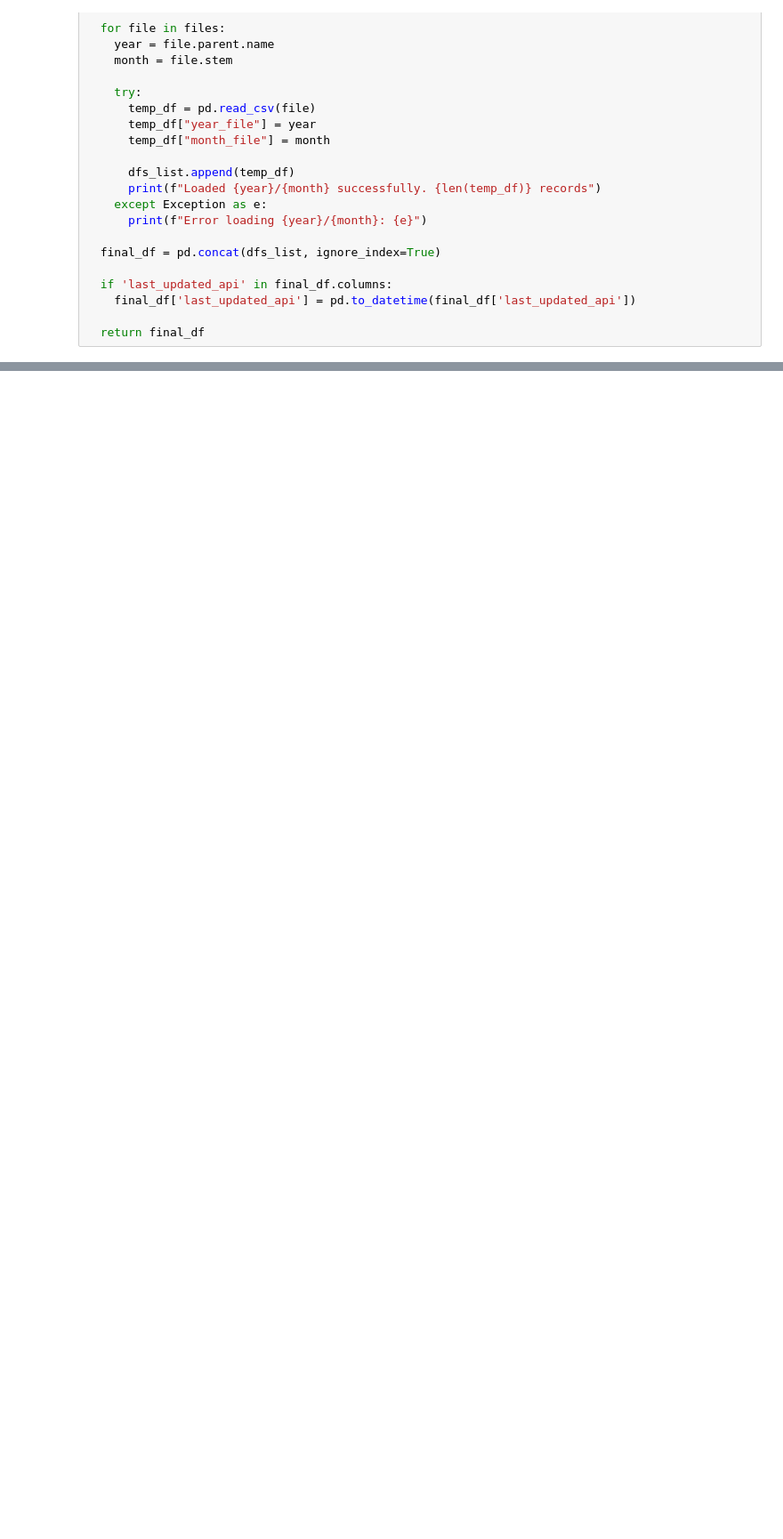
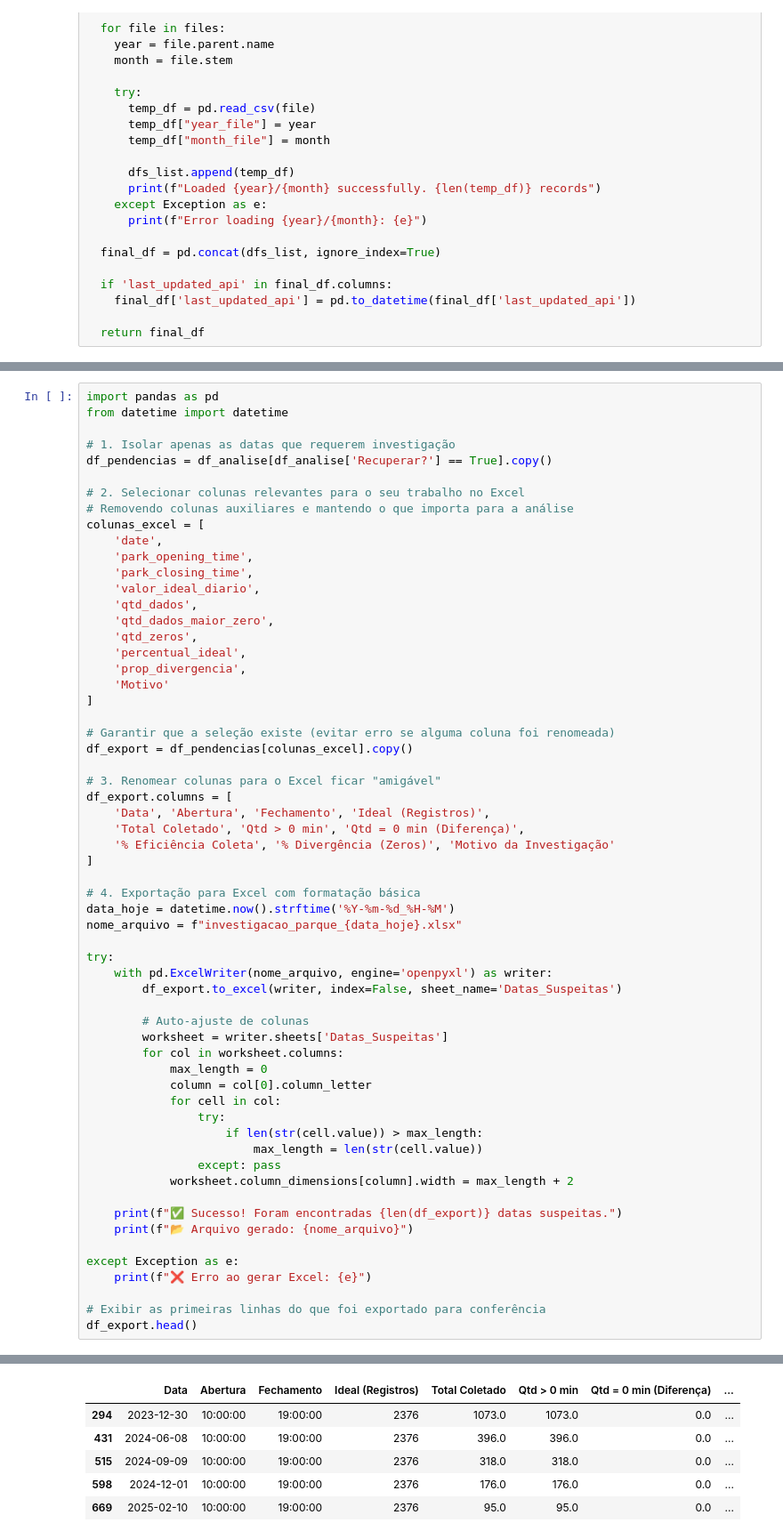
Before and after one commit to LuisFTacla/ThemePark-Queue, a Jupyter notebook: auditoria.ipynb, the cells around one changed output, grey strips where cells are left out. Shown at 89% size. Drawn from its saved outputs; the diff is of its cells as text; blank space fills up the shorter version.

```diff
--- a/auditoria.ipynb
+++ b/auditoria.ipynb
@@ -132,0 +608,61 @@ plt.show()
+# %%
+import pandas as pd
+from datetime import datetime
+
+# 1. Isolar apenas as datas que requerem investigação
+df_pendencias = df_analise[df_analise['Recuperar?'] == True].copy()
+
+# 2. Selecionar colunas relevantes para o seu trabalho no Excel
+# Removendo colunas auxiliares e mantendo o que importa para a análise
+colunas_excel = [
+    'date',
+    'park_opening_time',
+    'park_closing_time',
+    'valor_ideal_diario',
+    'qtd_dados',
+    'qtd_dados_maior_zero',
+    'qtd_zeros',
+    'percentual_ideal',
+    'prop_divergencia',
+    'Motivo'
+]
+
+# Garantir que a seleção existe (evitar erro se alguma coluna foi renomeada)
+df_export = df_pendencias[colunas_excel].copy()
+
+# 3. Renomear colunas para o Excel ficar "amigável"
+df_export.columns = [
+    'Data', 'Abertura', 'Fechamento', 'Ideal (Registros)',
+    'Total Coletado', 'Qtd > 0 min', 'Qtd = 0 min (Diferença)',
+    '% Eficiência Coleta', '% Divergência (Zeros)', 'Motivo da Investigação'
+]
+
+# 4. Exportação para Excel com formatação básica
+data_hoje = datetime.now().strftime('%Y-%m-%d_%H-%M')
+nome_arquivo = f"investigacao_parque_{data_hoje}.xlsx"
+
+try:
+    with pd.ExcelWriter(nome_arquivo, engine='openpyxl') as writer:
+        df_export.to_excel(writer, index=False, sheet_name='Datas_Suspeitas')
+
+        # Auto-ajuste de colunas
+        worksheet = writer.sheets['Datas_Suspeitas']
+        for col in worksheet.columns:
+            max_length = 0
+            column = col[0].column_letter
+            for cell in col:
+                try:
+                    if len(str(cell.value)) > max_length:
+                        max_length = len(str(cell.value))
+                except: pass
+            worksheet.column_dimensions[column].width = max_length + 2
+
+    print(f"✅ Sucesso! Foram encontradas {len(df_export)} datas suspeitas.")
+    print(f"📂 Arquivo gerado: {nome_arquivo}")
+
+except Exception as e:
+    print(f"❌ Erro ao gerar Excel: {e}")
+
+# Exibir as primeiras linhas do que foi exportado para conferência
+df_export.head()
+# %% [output]
@@ -132,0 +671,6 @@ plt.show()
+|  | Data | Abertura | Fechamento | Ideal (Registros) | Total Coletado | Qtd > 0 min | Qtd = 0 min (Diferença) | ... |
+| 294 | 2023-12-30 | 10:00:00 | 19:00:00 | 2376 | 1073.0 | 1073.0 | 0.0 | ... |
+| 431 | 2024-06-08 | 10:00:00 | 19:00:00 | 2376 | 396.0 | 396.0 | 0.0 | ... |
+| 515 | 2024-09-09 | 10:00:00 | 19:00:00 | 2376 | 318.0 | 318.0 | 0.0 | ... |
+| 598 | 2024-12-01 | 10:00:00 | 19:00:00 | 2376 | 176.0 | 176.0 | 0.0 | ... |
+| 669 | 2025-02-10 | 10:00:00 | 19:00:00 | 2376 | 95.0 | 95.0 | 0.0 | ... |
```
Also changed, not shown: parts of 15 cells of this notebook, 4 other files.
